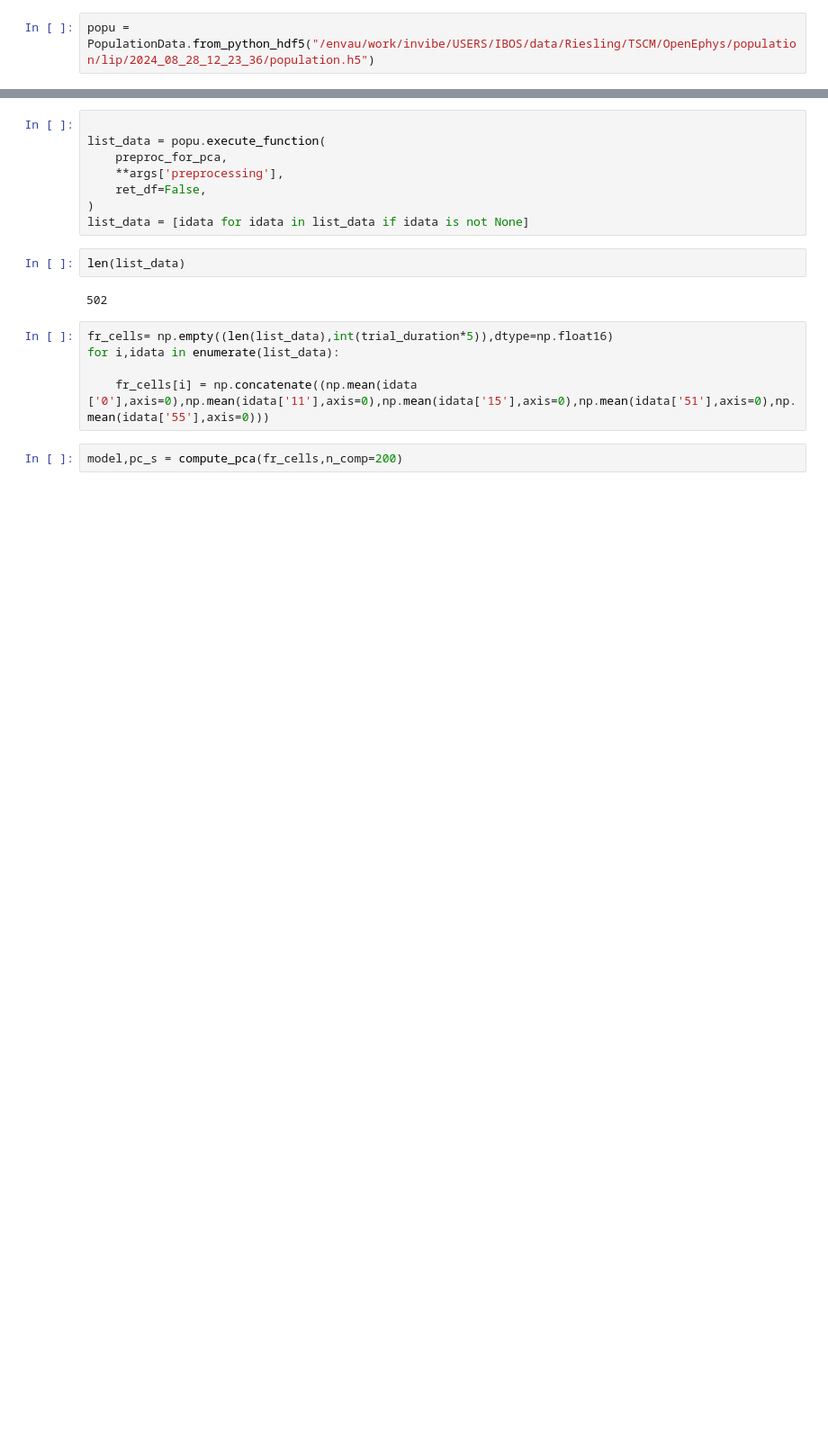
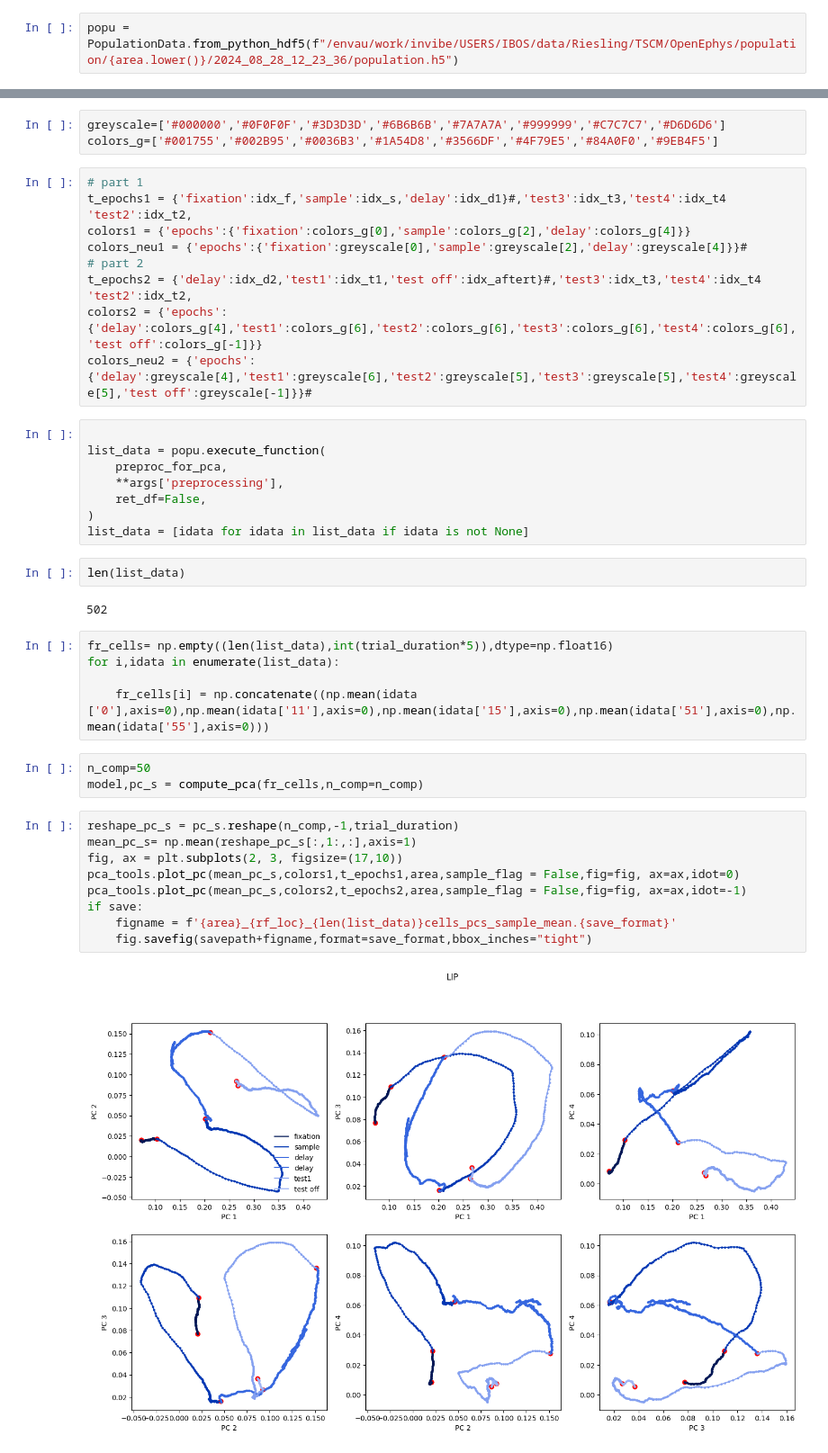
Before and after one commit to Ibos-lab/Users, a Jupyter notebook: losadac/pca/compute_pca.ipynb, the cells around one changed output, grey strips where cells are left out. Shown: that part at 90% size. Drawn from its saved outputs; the diff is of its cells as text; blank space fills up the shorter version.

```diff
--- a/losadac/pca/compute_pca.ipynb
+++ b/losadac/pca/compute_pca.ipynb
@@ -108,2 +110,2 @@ trial_duration = int(
 # %%
-popu = PopulationData.from_python_hdf5("/envau/work/invibe/USERS/IBOS/data/Riesling/TSCM/OpenEphys/population/lip/2024_08_28_12_23_36/population.h5")
+popu = PopulationData.from_python_hdf5(f"/envau/work/invibe/USERS/IBOS/data/Riesling/TSCM/OpenEphys/population/{area.lower()}/2024_08_28_12_23_36/population.h5")
@@ -110,3 +152,15 @@ popu = PopulationData.from_python_hdf5("/envau/work/invibe/USERS/IBOS/data/Riesl
+# %%
+greyscale=['#000000','#0F0F0F','#3D3D3D','#6B6B6B','#7A7A7A','#999999','#C7C7C7','#D6D6D6']
+colors_g=['#001755','#002B95','#0036B3','#1A54D8','#3566DF','#4F79E5','#84A0F0','#9EB4F5']
+# %%
+# part 1
+t_epochs1 = {'fixation':idx_f,'sample':idx_s,'delay':idx_d1}#,'test3':idx_t3,'test4':idx_t4 'test2':idx_t2,
+colors1 = {'epochs':{'fixation':colors_g[0],'sample':colors_g[2],'delay':colors_g[4]}}
+colors_neu1 = {'epochs':{'fixation':greyscale[0],'sample':greyscale[2],'delay':greyscale[4]}}#
+# part 2
+t_epochs2 = {'delay':idx_d2,'test1':idx_t1,'test off':idx_aftert}#,'test3':idx_t3,'test4':idx_t4 'test2':idx_t2,
+colors2 = {'epochs':{'delay':colors_g[4],'test1':colors_g[6],'test2':colors_g[6],'test3':colors_g[6],'test4':colors_g[6],'test off':colors_g[-1]}}
+colors_neu2 = {'epochs':{'delay':greyscale[4],'test1':greyscale[6],'test2':greyscale[5],'test3':greyscale[5],'test4':greyscale[5],'test off':greyscale[-1]}}#
 # %%
 
 list_data = popu.execute_function(
@@ -125,4 +179,16 @@ for i,idata in enumerate(list_data):
 
     fr_cells[i] = np.concatenate((np.mean(idata ['0'],axis=0),np.mean(idata['11'],axis=0),np.mean(idata['15'],axis=0),np.mean(idata['51'],axis=0),np.mean(idata['55'],axis=0)))
 # %%
-model,pc_s = compute_pca(fr_cells,n_comp=200)
+n_comp=50
+model,pc_s = compute_pca(fr_cells,n_comp=n_comp)
+# %%
+reshape_pc_s = pc_s.reshape(n_comp,-1,trial_duration)
+mean_pc_s= np.mean(reshape_pc_s[:,1:,:],axis=1)
+fig, ax = plt.subplots(2, 3, figsize=(17,10))
+pca_tools.plot_pc(mean_pc_s,colors1,t_epochs1,area,sample_flag = False,fig=fig, ax=ax,idot=0)
+pca_tools.plot_pc(mean_pc_s,colors2,t_epochs2,area,sample_flag = False,fig=fig, ax=ax,idot=-1)
+if save:
+    figname = f'{area}_{rf_loc}_{len(list_data)}cells_pcs_sample_mean.{save_format}'
+    fig.savefig(savepath+figname,format=save_format,bbox_inches="tight")
+# %% [output]
+[figure, added]
```
Also changed, not shown: parts of 10 cells of this notebook, 2 other files.
